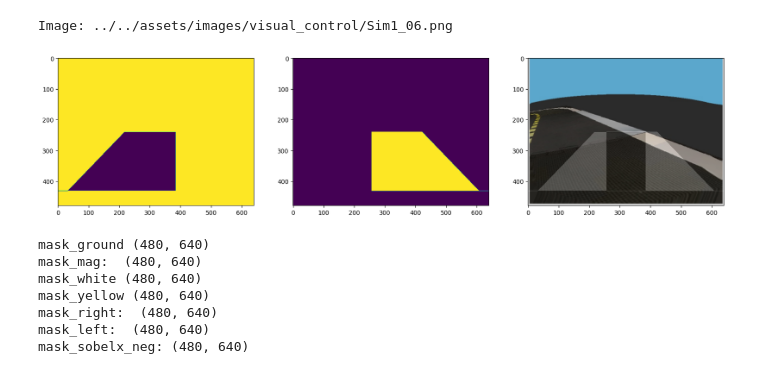
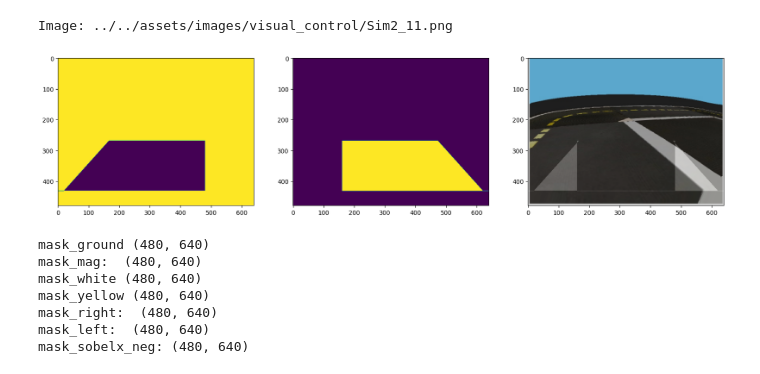
Before and after one commit to olivier-2018/duckietown-lx, a Jupyter notebook: visual-lane-servoing/notebooks/05-Visual-Servoing/create_mask_oli.ipynb, the cells around one changed output. Saved outputs shown, nothing was run; the diff lists cells and outputs as text; code cells hidden in the pictures.

```diff
--- a/visual-lane-servoing/notebooks/05-Visual-Servoing/create_mask_oli.ipynb
+++ b/visual-lane-servoing/notebooks/05-Visual-Servoing/create_mask_oli.ipynb
@@ -31,45 +31,45 @@ coors=np.hstack((x.reshape(-1, 1), y.reshape(-1,1)))
 #         (1*height, 0.02*width)]
 
 # Simulation
-p1 = [  (0.9*height, 0.05*width),
-        (0.5*height, 0.34*width),
-        (0.5*height, 0.6*width),
-        (0.9*height, 0.6*width),
-        (0.9*height, 0.0*width)]
+p1 = [  (0.89*height, 0.03*width),
+        (0.56*height, 0.26*width),
+        (0.56*height, 0.75*width),
+        (0.89*height, 0.75*width),
+        (0.89*height, 0.0*width)]
 mask_Left = Path(p1).contains_points(coors) * -1
 
 # Zone2: symmetric to zone1
 p2 = get_symmetry(p1, width)
 mask_Right = Path(p2).contains_points(coors) * 1
 
 
 # Read image
 # im = '../../assets/images/visual_control/pic1_rect.png'  # straight
 # im = '../../assets/images/visual_control/pic2_rect.png'  # bot angled slightly left
 # im = '../../assets/images/visual_control/pic3_rect.png'  # bot angled slightly right
 # im = '../../assets/images/visual_control/pic10.png'      # bot slightly located on right
 # im = '../../assets/images/visual_control/pic11.png'    # bot angled left, must turn right
 # im = '../../assets/images/visual_control/pic12.png'      # bot angled right, must turn left
-im = '../../assets/images/visual_control/Sim1_06.png'
+im = '../../assets/images/visual_control/Sim2_11.png'
 # im = '../../assets/images/visual_control/Sim2_01.png'
 
 print(f"Image: {im}")
 I = Image.open(im).convert('RGBA').resize((width,height))
 
 # Create blended mask+image
 mymask = (mask_Left+mask_Right).astype(int).copy().reshape(height, width)
 mymask[mymask != 0] = 1
 M = Image.fromarray(np.uint8(mymask*255)).convert('RGBA')
 B = Image.blend(I, M, alpha=.2)
 
 fig, (ax1,ax2,ax3) = plt.subplots(1,3,figsize=(20,8))
 ax1.imshow(mask_Left.reshape(height, width), aspect = 1)
 ax2.imshow(mask_Right.reshape(height, width), aspect = 1)
 ax3.imshow(B, aspect = 1)
 plt.show()
 # %% [output]
-Image: ../../assets/images/visual_control/Sim1_06.png
+Image: ../../assets/images/visual_control/Sim2_11.png
-[figure, old version]
+[figure, new version]
 # %%
 # Read image
 im = '../../assets/images/visual_control/pic1_rect.png'  # straight
```
Also changed, not shown: 1 other file.
